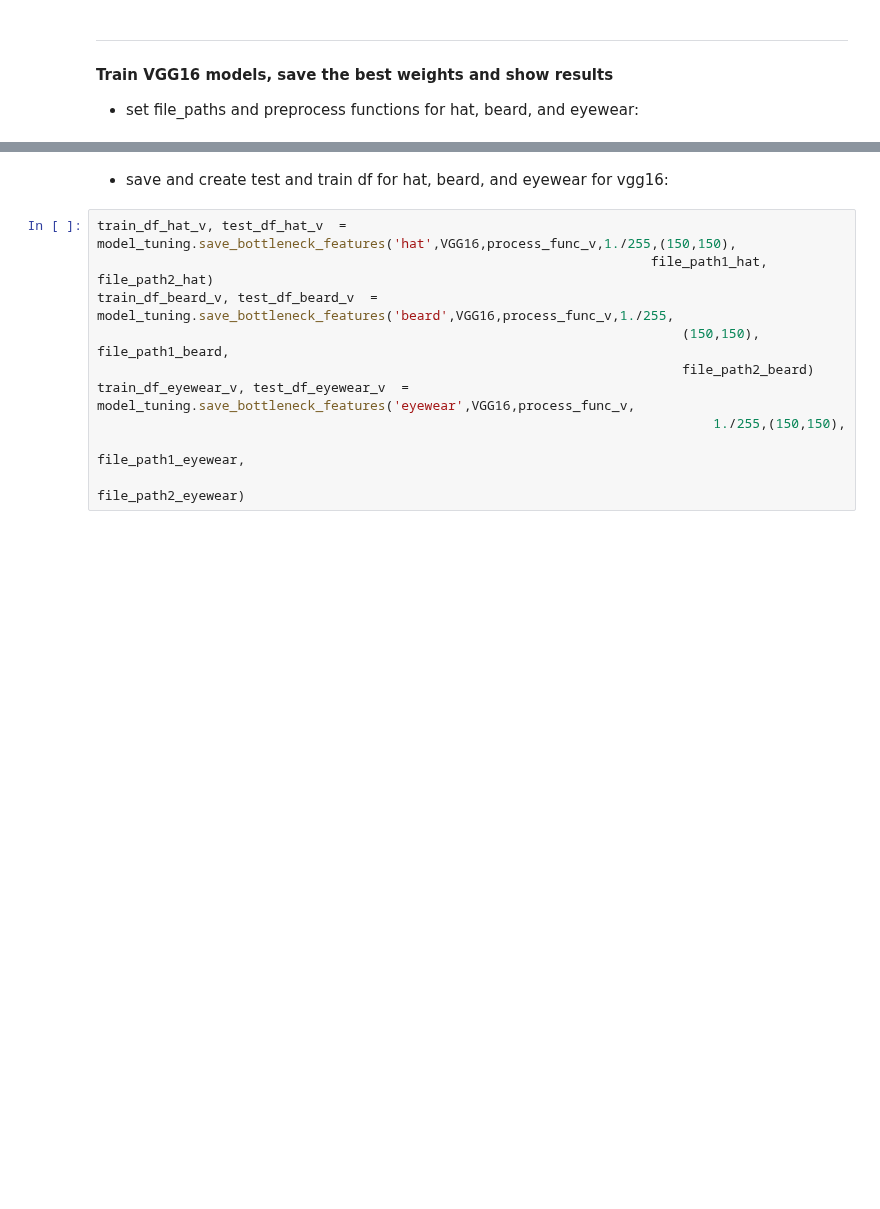
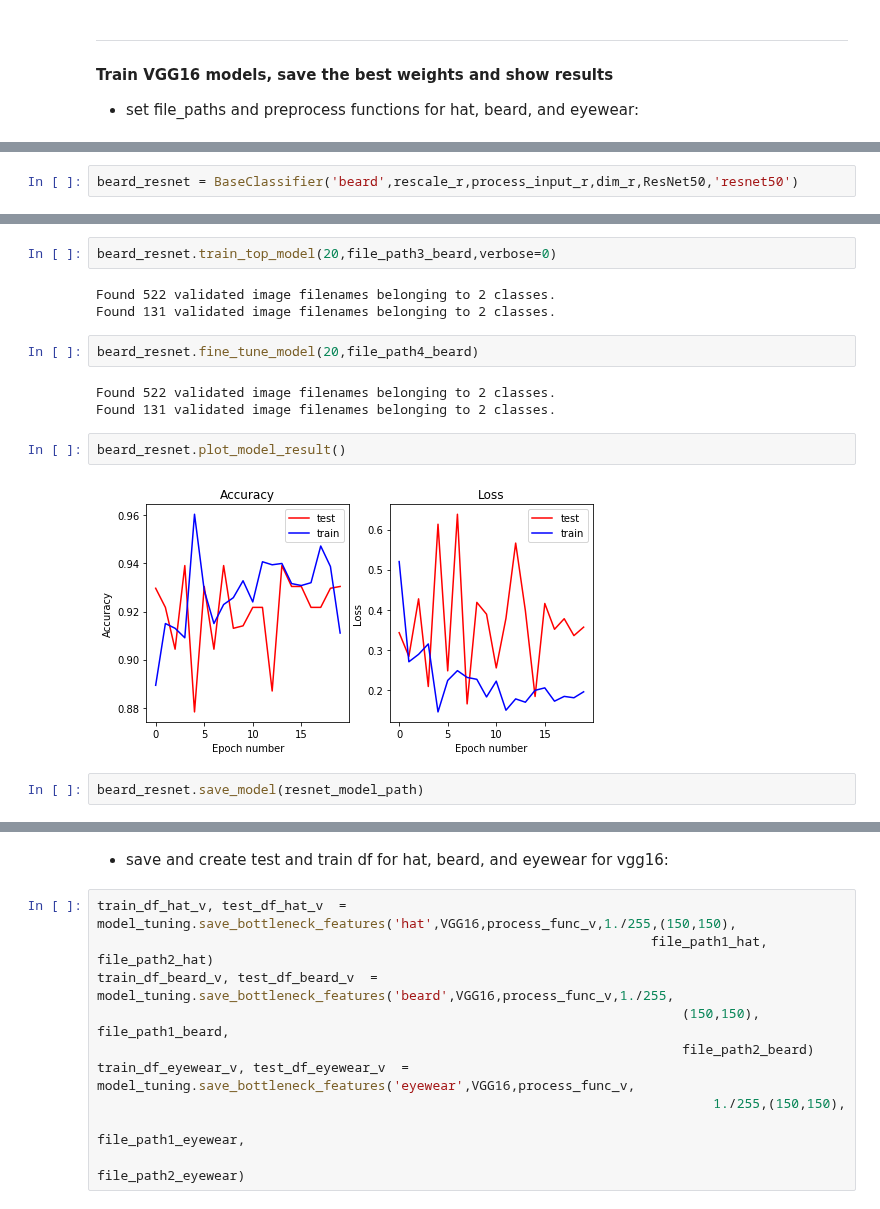
Before and after one commit to mzhou356/img2recommender, a Jupyter notebook: notebooks/vgg16_resnet50_model_tuning.ipynb, the cells around one changed output, grey strips where cells are left out. Drawn from its saved outputs; the diff is of its cells as text; blank space fills up the shorter version.

```diff
--- a/notebooks/vgg16_resnet50_model_tuning.ipynb
+++ b/notebooks/vgg16_resnet50_model_tuning.ipynb
@@ -95,0 +484,2 @@ pickle_file_path = '../pickle_files/pic_df.pkl'
+# %%
+beard_resnet = BaseClassifier('beard',rescale_r,process_input_r,dim_r,ResNet50,'resnet50')
@@ -95,0 +492,16 @@ pickle_file_path = '../pickle_files/pic_df.pkl'
+# %%
+beard_resnet.train_top_model(20,file_path3_beard,verbose=0)
+# %% [output]
+Found 522 validated image filenames belonging to 2 classes.
+Found 131 validated image filenames belonging to 2 classes.
+# %%
+beard_resnet.fine_tune_model(20,file_path4_beard)
+# %% [output]
+Found 522 validated image filenames belonging to 2 classes.
+Found 131 validated image filenames belonging to 2 classes.
+# %%
+beard_resnet.plot_model_result()
+# %% [output]
+[figure, added]
+# %%
+beard_resnet.save_model(resnet_model_path)
```
Also changed, not shown: parts of 8 cells of this notebook.
